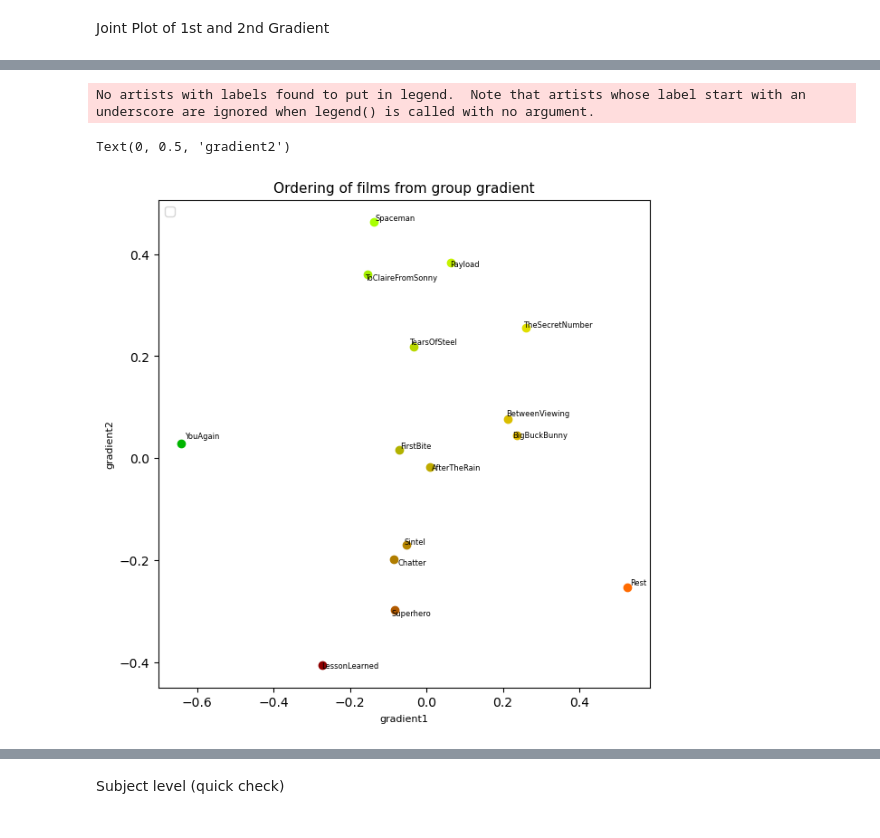
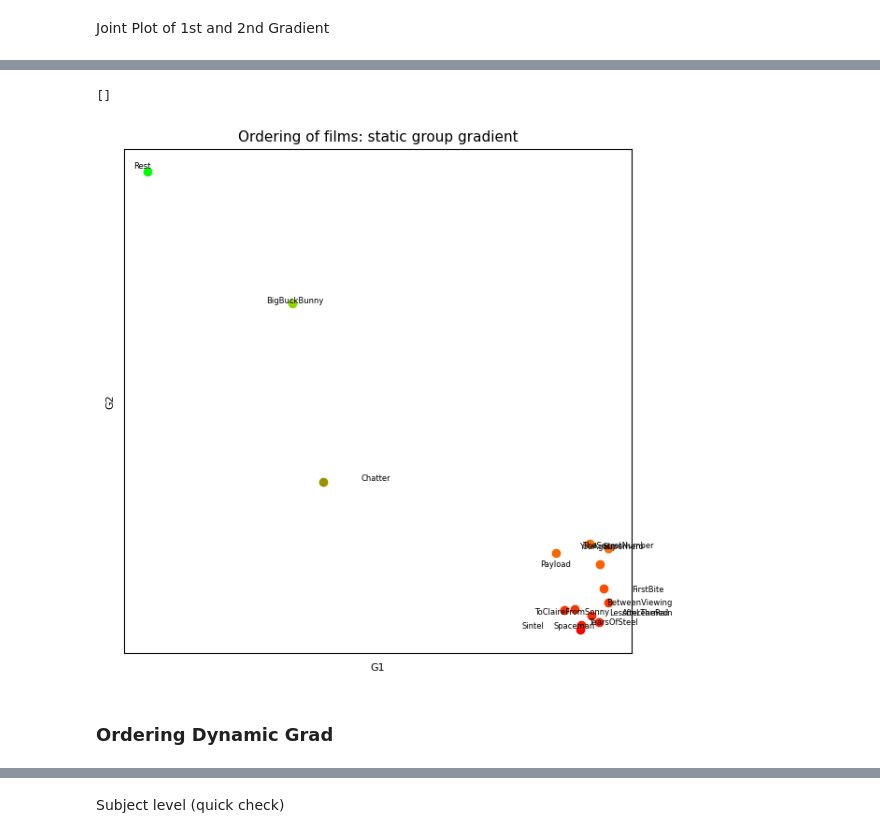
Before and after one commit to MIPLabCH/emoguide_gradients, a Jupyter notebook: 09_fmri_gradient_rest-films_order.ipynb, the cells around one changed output, grey strips where cells are left out. Drawn from its saved outputs; the diff is of its cells as text; code cells hidden in the pictures.

```diff
--- a/09_fmri_gradient_rest-films_order.ipynb
+++ b/09_fmri_gradient_rest-films_order.ipynb
@@ -155,7 +173,8 @@ Using distance to gradients directly to anchor on rest and a movie
 # %%
-twograds = np.asarray(grads)[:,:,[0,1]]
-dist_mat = np.zeros((len(twograds), len(twograds)))
-for r,g1 in enumerate(twograds):
-    for c,g2 in enumerate(twograds):
-        dist = gradients_distance(g1,g2)
+grads    = np.asarray(grads)
+dist_mat = np.zeros((len(grads), len(grads)))
+for r,g1 in enumerate(grads):
+    for c,g2 in enumerate(grads):
+#         dist = gradients_distance(g1,g2)
+        dist = gradients_network_distance(g1,g2, similarity=False)
         dist_mat[r,c] = dist
@@ -178,14 +212,19 @@ from numpy.linalg import eig
 # %%
-twograds = np.asarray(aligned)[:,:,[0,1]]
-aff_mat  = np.zeros((len(twograds), len(twograds)))
-for r,g1 in enumerate(twograds):
-    for c,g2 in enumerate(twograds):
-        dist = gradients_distance(g1,g2)
+from numpy.linalg import eig
+
+aligned  = np.asarray(aligned)
+aff_mat  = np.zeros((len(aligned), len(aligned)))
+for r,g1 in enumerate(aligned):
+    for c,g2 in enumerate(aligned):
+#         dist = gradients_distance(g1,g2)
+        dist = gradients_network_distance(g1,g2, similarity=True)
         aff_mat[r,c] = dist
 
 
 # aff_mat = 1 - aff_mat/(aff_mat.max())
-aff_mat = 1/ (aff_mat/(aff_mat.max()) + 1)
+# aff_mat = 1/ (aff_mat/(aff_mat.max()) + 1)
 eigval, eigvect = eig(aff_mat)
-# g  = GradientMaps(n_components=nb_comp, approach=embedding, kernel=None, random_state=rs)
+# g  = GradientMaps(n_components=nb_comp, approach=embedding, kernel=None, random_state=93)
 # g.fit(aff_mat)
+# %%
+eigvect = eigvect.real
@@ -192,34 +236,35 @@ eigval, eigvect = eig(aff_mat)
 # %%
 np.random.seed(17)
-# twograds = g.gradients_[:,[0,1]]
-twograds = eigvect[[0,1]].T
-
+twograds = eigvect[:,[0,1]]
 
 colormap = np.zeros_like(twograds)
 colormap[:,0] = sscore(twograds[:,0])
 colormap[:,1] = sscore(twograds[:,1])
 colormap[:,0] = colormap[:,0]**(1/2)
 colormap[:,1] = colormap[:,1]**(1/2)
 colormap = np.concatenate((colormap,np.zeros((twograds.shape[0],1))),axis=1)
 
 fig = plt.figure(figsize=(7,7))
 ax = fig.add_subplot(111)
 
 
 for i, txt in enumerate(labels):
     ax.scatter([twograds[i][0]], [twograds[i][1]], color=colormap[i])
 
     ax.annotate(txt, (twograds[i][0] + (np.random.random()-0.5) / 40,
                      twograds[i][1] + (np.random.random()-0.5) / 40 ) ,size=6 )
 
-ax.set_title("Ordering of films from group gradient", size=11)
-ax.legend(loc=2, prop={'size':10})
-ax.set_xlabel("gradient1", size=8)
-ax.set_ylabel("gradient2", size=8)
+ax.set_title("Ordering of films: static group gradient", size=11)
+# ax.legend(loc=2, prop={'size':10})
+ax.set_xlabel("G1", size=8)
+ax.set_ylabel("G2", size=8)
+ax.set_xticks([])
+ax.set_yticks([])
 # %% [output]
-No artists with labels found to put in legend.  Note that artists whose label start with an underscore are ignored when legend() is called with no argument.
+[]
-Text(0, 0.5, 'gradient2')
-[figure, old version]
+[figure, new version]
+# %% [markdown]
+### Ordering Dynamic Grad
 # %%
 path  = './resources/dynamic_grad/group_level/'
 grads = []
```
Also changed, not shown: parts of 27 cells of this notebook, 10 other files.
